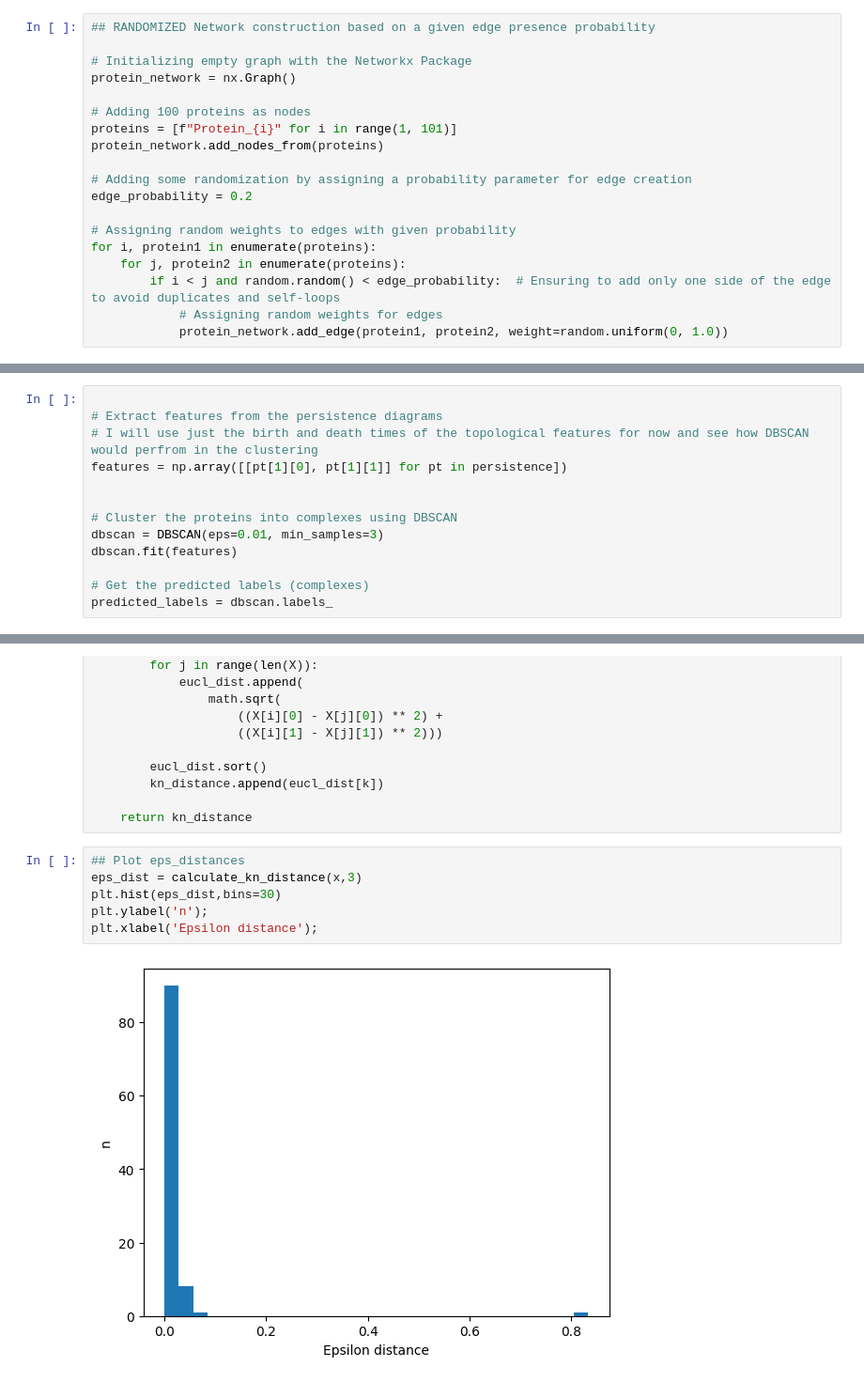
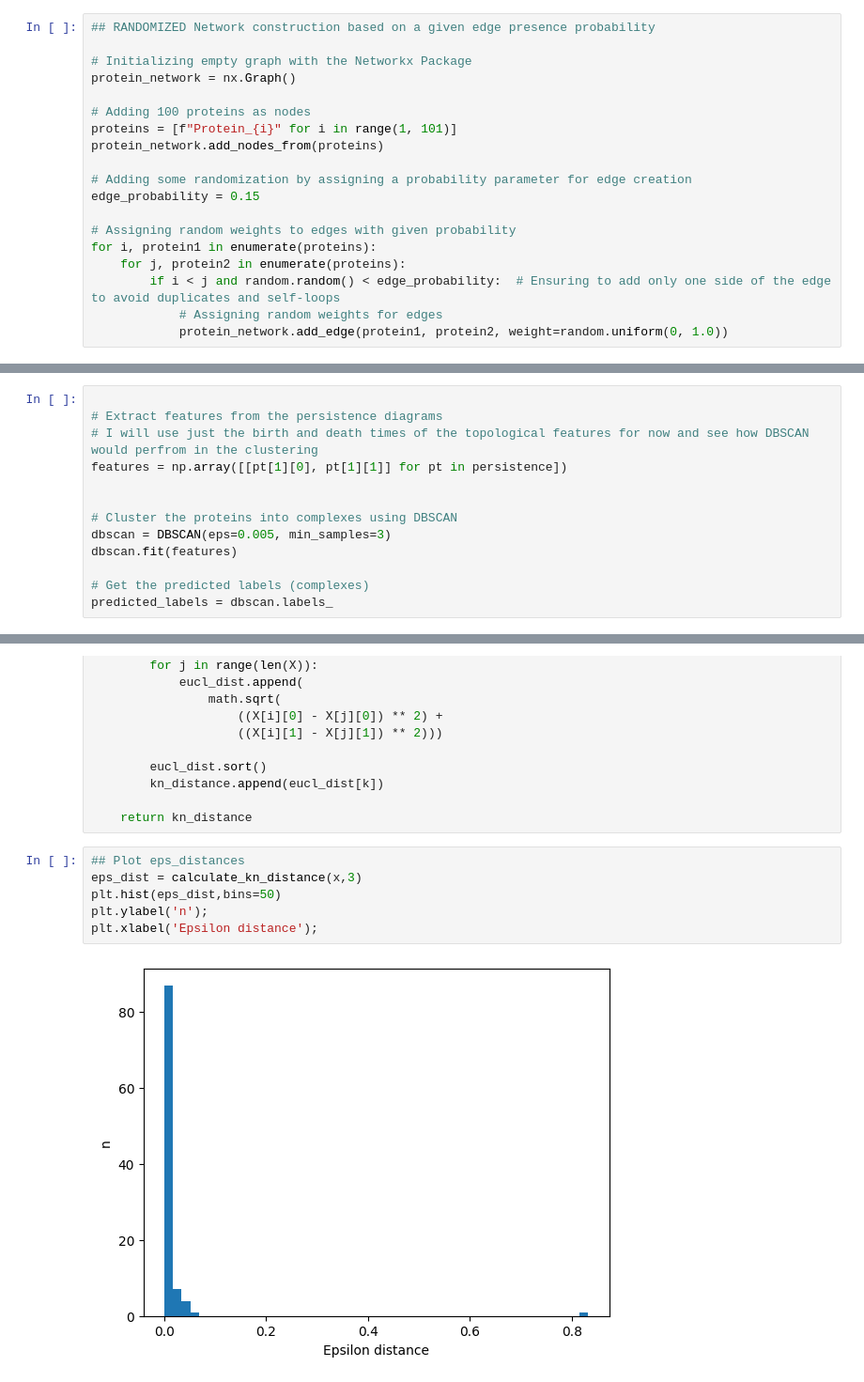
Before and after one commit to mehdimerbah/TDA-PPIN, a Jupyter notebook: tda_analysis/TDA_PPI_Classification_Dummy.ipynb, the cells around one changed output, grey strips where cells are left out. Shown: that part at 94% size. Drawn from its saved outputs; the diff is of its cells as text.

```diff
--- a/tda_analysis/TDA_PPI_Classification_Dummy.ipynb
+++ b/tda_analysis/TDA_PPI_Classification_Dummy.ipynb
@@ -226,7 +226,7 @@ proteins = [f"Protein_{i}" for i in range(1, 101)]
 protein_network.add_nodes_from(proteins)
 
 # Adding some randomization by assigning a probability parameter for edge creation
-edge_probability = 0.2
+edge_probability = 0.15
 
 # Assigning random weights to edges with given probability
 for i, protein1 in enumerate(proteins):
@@ -337,7 +359,7 @@ features = np.array([[pt[1][0], pt[1][1]] for pt in persistence])
 
 
 # Cluster the proteins into complexes using DBSCAN
-dbscan = DBSCAN(eps=0.01, min_samples=3)
+dbscan = DBSCAN(eps=0.005, min_samples=3)
 dbscan.fit(features)
 
 # Get the predicted labels (complexes)
@@ -431,8 +471,8 @@ def calculate_kn_distance(X,k):
 # %%
 ## Plot eps_distances
 eps_dist = calculate_kn_distance(x,3)
-plt.hist(eps_dist,bins=30)
+plt.hist(eps_dist,bins=50)
 plt.ylabel('n');
 plt.xlabel('Epsilon distance');
 # %% [output]
-[figure, old version]
+[figure, new version]
```
Also changed, not shown: parts of 10 cells of this notebook, 3 other files.
